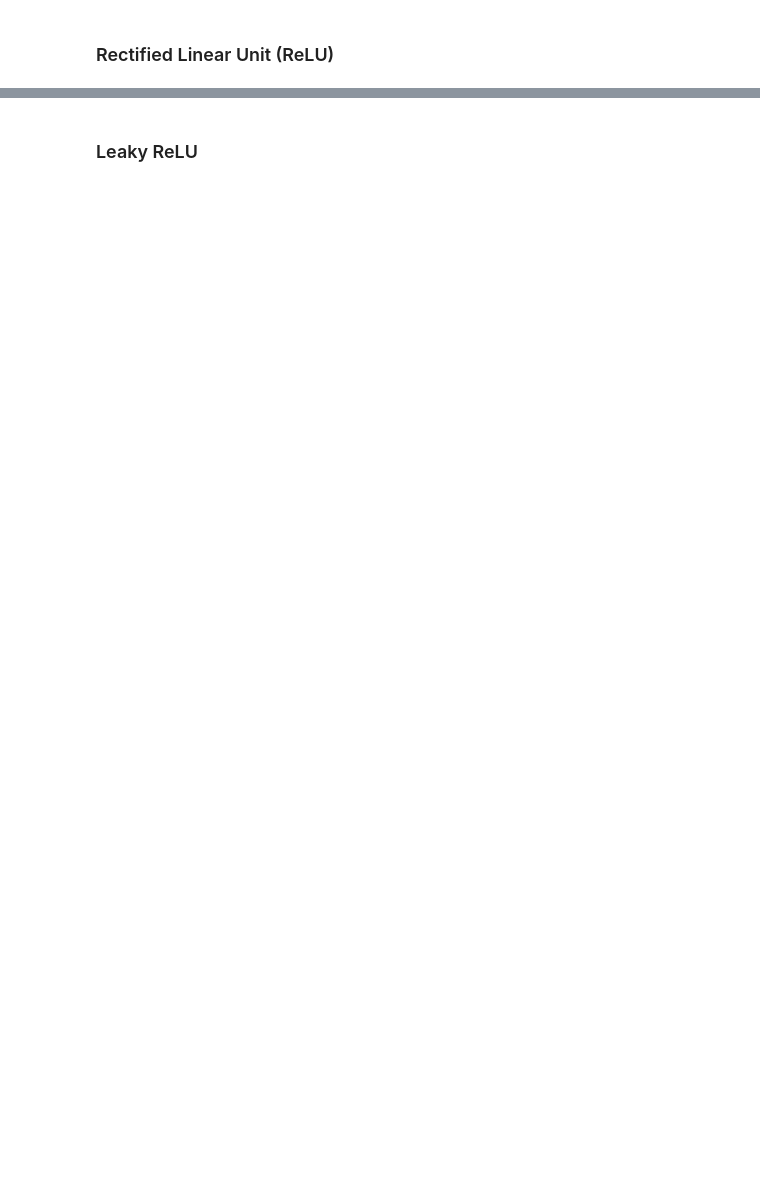
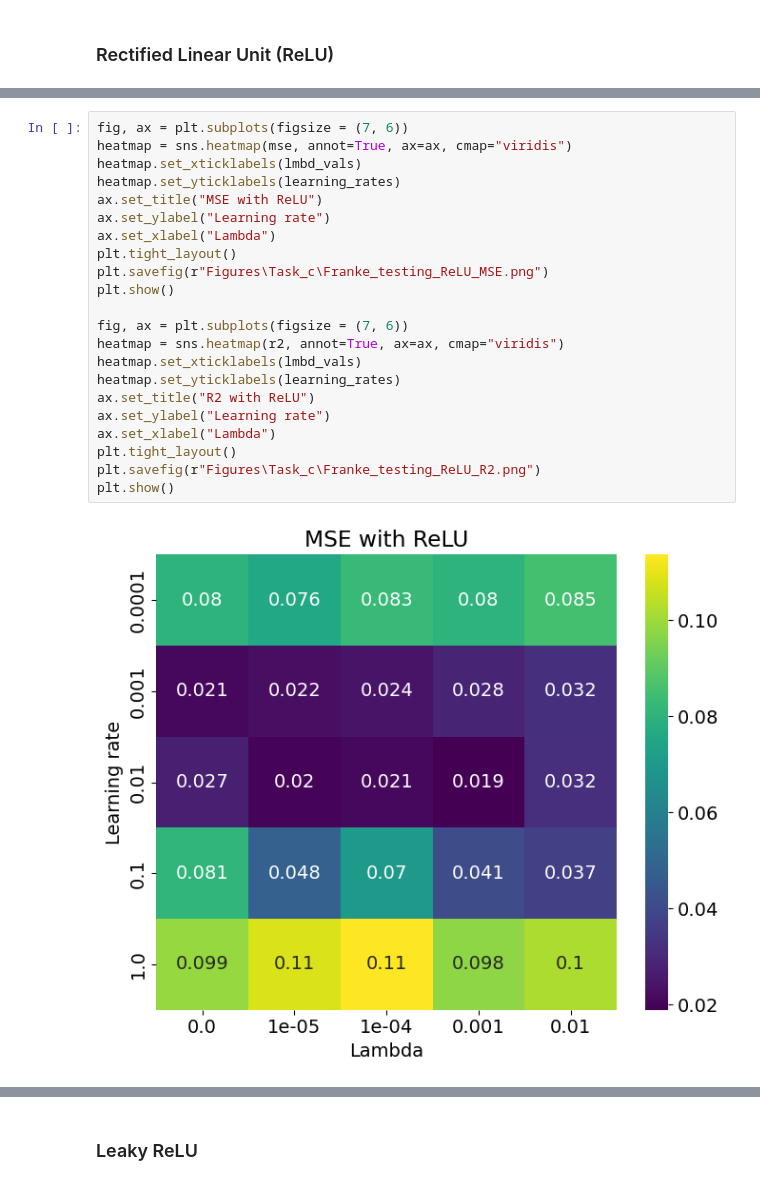
Before and after one commit to Johannesfjeldsaa/FYS-STK4155_Projects, a Jupyter notebook: Project 2/Solve project tasks/Task b) and c) NN on regression problem.ipynb, the cells around one changed output, grey strips where cells are left out. Drawn from its saved outputs; the diff is of its cells as text; blank space fills up the shorter version.

```diff
--- a/Project 2/Solve project tasks/Task b) and c) NN on regression problem.ipynb
+++ b/Project 2/Solve project tasks/Task b) and c) NN on regression problem.ipynb
@@ -456,0 +577,24 @@ plot_heatmap(r2_test, lmbd_vals, learning_rates, "Learning rate", "Lambda", "Tes
+# %%
+fig, ax = plt.subplots(figsize = (7, 6))
+heatmap = sns.heatmap(mse, annot=True, ax=ax, cmap="viridis")
+heatmap.set_xticklabels(lmbd_vals)
+heatmap.set_yticklabels(learning_rates)
+ax.set_title("MSE with ReLU")
+ax.set_ylabel("Learning rate")
+ax.set_xlabel("Lambda")
+plt.tight_layout()
+plt.savefig(r"Figures\Task_c\Franke_testing_ReLU_MSE.png")
+plt.show()
+
+fig, ax = plt.subplots(figsize = (7, 6))
+heatmap = sns.heatmap(r2, annot=True, ax=ax, cmap="viridis")
+heatmap.set_xticklabels(lmbd_vals)
+heatmap.set_yticklabels(learning_rates)
+ax.set_title("R2 with ReLU")
+ax.set_ylabel("Learning rate")
+ax.set_xlabel("Lambda")
+plt.tight_layout()
+plt.savefig(r"Figures\Task_c\Franke_testing_ReLU_R2.png")
+plt.show()
+# %% [output]
+[figure, added]
```
Also changed, not shown: parts of 23 cells of this notebook, 19 other files.
